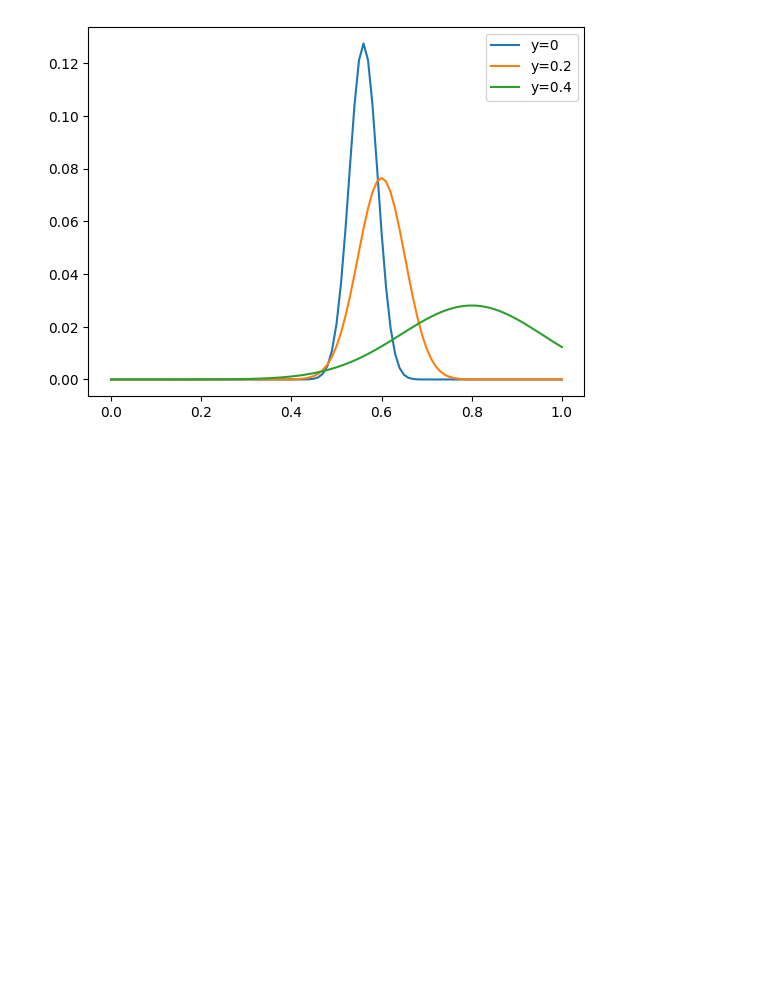
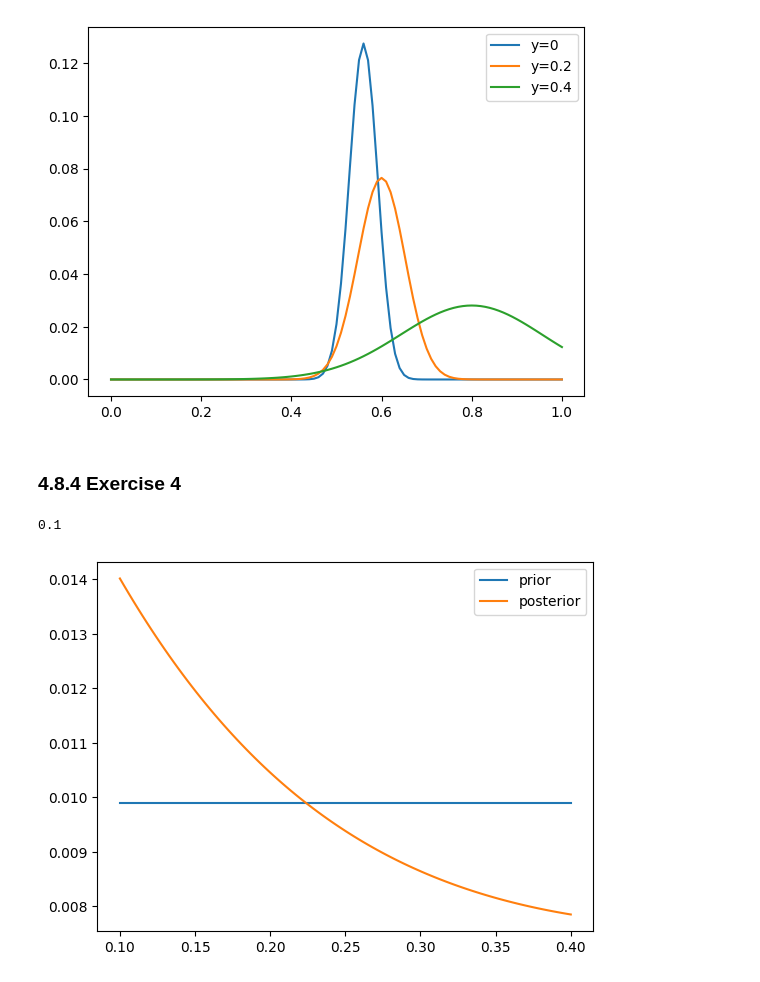
Before and after one commit to Xupeiyi/think-bayes, a Jupyter notebook: chapter4.ipynb, the cells around one changed output. Saved outputs shown, nothing was run; the diff lists cells and outputs as text; code cells hidden in the pictures; blank space fills up the shorter version.

Commit message:
finished exercise 4.8.4

```diff
--- a/chapter4.ipynb
+++ b/chapter4.ipynb
@@ -166,3 +166,21 @@ plt.legend()
 0.8
 <matplotlib.legend.Legend at 0x...>
 [figure]
+# %% [markdown]
+### 4.8.4 Exercise 4
+# %%
+hypos = np.linspace(0.1, 0.4, 101)
+prior = Pmf(1/len(hypos), hypos)
+
+posterior = prior.copy()
+likelihood = (1-hypos)**4 + (2 * hypos * (1 - hypos)) ** 2 + hypos**4
+posterior *= likelihood
+posterior.normalize()
+
+prior.plot(label='prior')
+posterior.plot(label='posterior')
+plt.legend()
+print(posterior.max_prob())
+# %% [output]
+0.1
+[figure, added]
```
